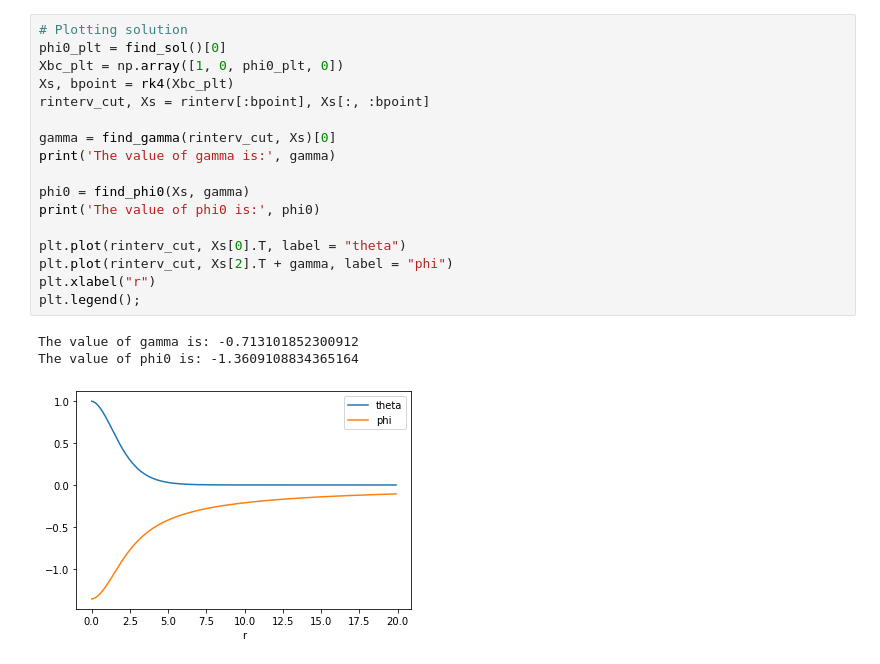
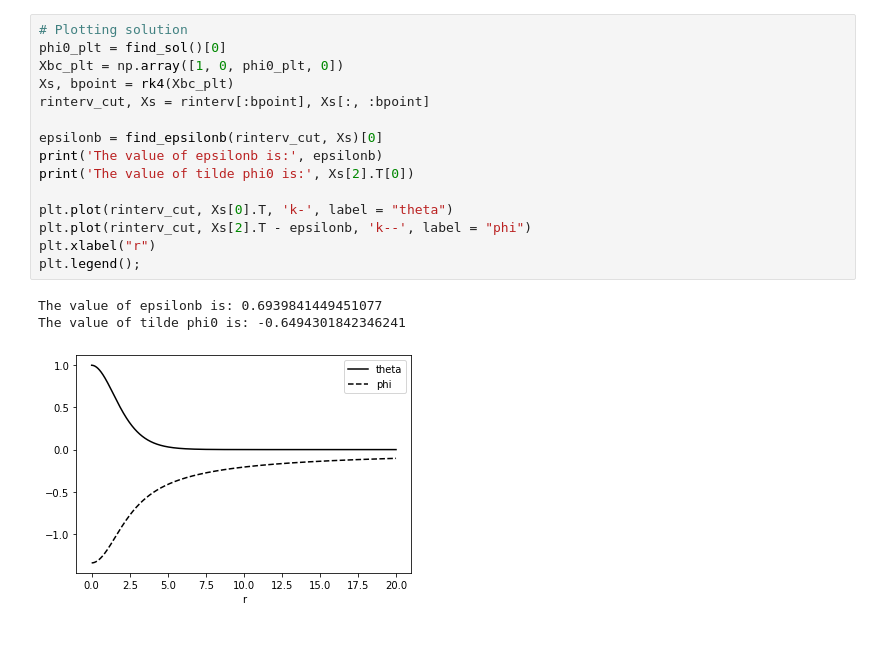
Before and after one commit to gsalinasphys/axionstars, a Jupyter notebook: dilute_ground.ipynb, the cells around one changed output. Drawn from its saved outputs; the diff is of its cells as text.

```diff
--- a/dilute_ground.ipynb
+++ b/dilute_ground.ipynb
@@ -113,21 +133,19 @@ def find_phi0(Xs, gamma):
 # %%
 # Plotting solution
 phi0_plt = find_sol()[0]
 Xbc_plt = np.array([1, 0, phi0_plt, 0])
 Xs, bpoint = rk4(Xbc_plt)
 rinterv_cut, Xs = rinterv[:bpoint], Xs[:, :bpoint]
 
-gamma = find_gamma(rinterv_cut, Xs)[0]
-print('The value of gamma is:', gamma)
+epsilonb = find_epsilonb(rinterv_cut, Xs)[0]
+print('The value of epsilonb is:', epsilonb)
+print('The value of tilde phi0 is:', Xs[2].T[0])
 
-phi0 = find_phi0(Xs, gamma)
-print('The value of phi0 is:', phi0)
-
-plt.plot(rinterv_cut, Xs[0].T, label = "theta")
-plt.plot(rinterv_cut, Xs[2].T + gamma, label = "phi")
+plt.plot(rinterv_cut, Xs[0].T, 'k-', label = "theta")
+plt.plot(rinterv_cut, Xs[2].T - epsilonb, 'k--', label = "phi")
 plt.xlabel("r")
 plt.legend();
 # %% [output]
-The value of gamma is: -0.713101852300912
-The value of phi0 is: -1.3609108834365164
+The value of epsilonb is: 0.6939841449451077
+The value of tilde phi0 is: -0.6494301842346241
-[figure, old version]
+[figure, new version]
```
Also changed, not shown: parts of 8 cells of this notebook, 17 other files.
